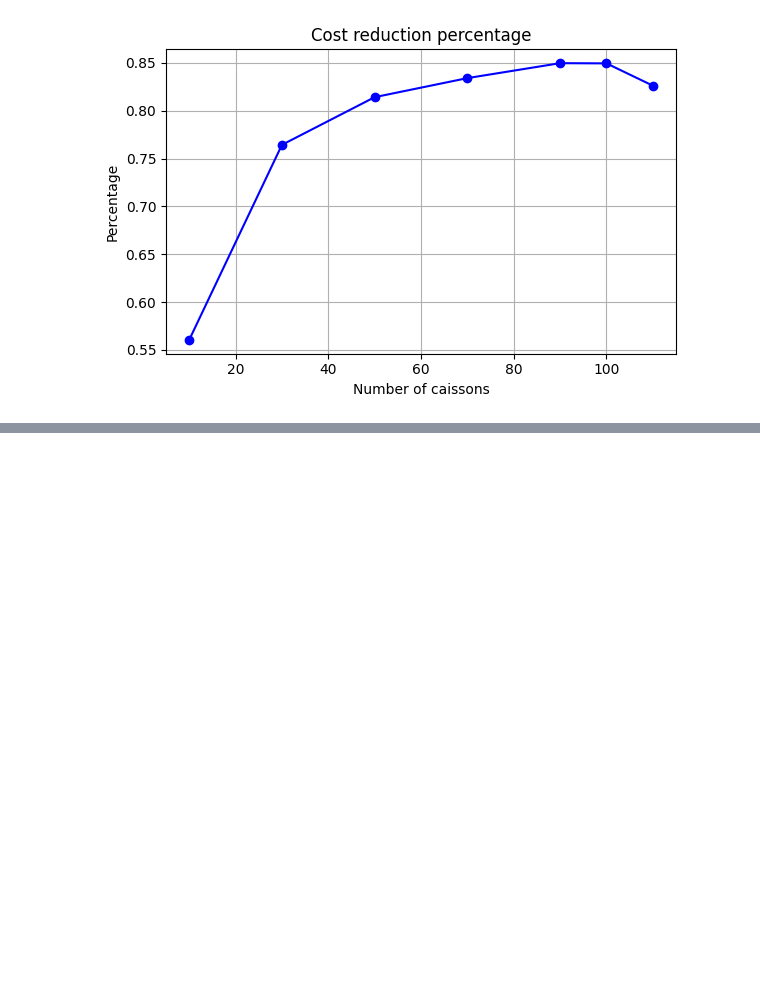
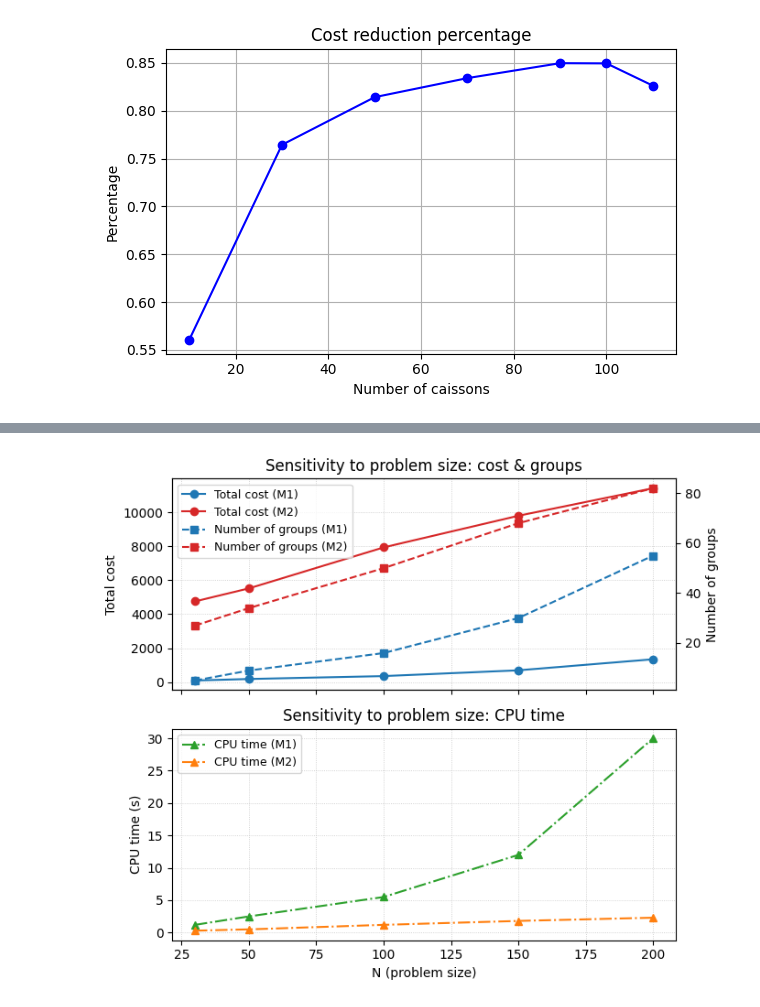
Before and after one commit to WenboWu322/RTE_SchedulingGrouping, a Jupyter notebook: Grouping_ObjCOST.ipynb, the cells around one changed output, grey strips where cells are left out. Saved outputs shown, nothing was run; the diff lists cells and outputs as text; code cells hidden in the pictures; blank space fills up the shorter version.

```diff
--- a/Grouping_ObjCOST.ipynb
+++ b/Grouping_ObjCOST.ipynb
@@ -1697,0 +1641,81 @@ plt.show()
+# %%
+# sensitivity analysis for problem size:
+
+import matplotlib.pyplot as plt
+import numpy as np
+
+# ===== 1. 数据 =====
+N = np.array([30, 50, 100, 150, 200])
+
+# M1
+total_cost_M1 = np.array([100, 190, 360, 700, 1350])
+num_groups_M1 = np.array([5, 9, 16, 30, 55])
+cpu_time_M1   = np.array([1.2, 2.5, 5.5, 12.0, 30.0])  # 秒
+
+# M2
+total_cost_M2 = np.array([4755, 5520, 7930, 9790, 11410])
+num_groups_M2 = np.array([27, 34, 50, 68, 82])
+cpu_time_M2   = np.array([0.3, 0.5, 1.2, 1.8, 2.3])    # 秒
+
+plt.rcParams["font.family"] = "DejaVu Sans"  # 若中文乱码可改成 "SimHei"
+
+# ===== 2. 建两个子图 =====
+fig, (ax1, ax2) = plt.subplots(2, 1, figsize=(7, 6), sharex=True)
+
+# ---------- 子图 1：Total cost & Number of groups ----------
+# 左轴：Total cost
+line_cost_M1, = ax1.plot(
+    N, total_cost_M1, color="#1f77b4", marker="o", linestyle="-",
+    label="Total cost (M1)"
+)
+line_cost_M2, = ax1.plot(
+    N, total_cost_M2, color="#d62728", marker="o", linestyle="-",
+    label="Total cost (M2)"
+)
+
+# 右轴：Number of groups
+ax1b = ax1.twinx()
+line_groups_M1, = ax1b.plot(
+    N, num_groups_M1, color="#1f77b4", marker="s", linestyle="--",
+    label="Number of groups (M1)"
+)
+line_groups_M2, = ax1b.plot(
+    N, num_groups_M2, color="#d62728", marker="s", linestyle="--",
+    label="Number of groups (M2)"
+)
+
+ax1.set_ylabel("Total cost")
+ax1b.set_ylabel("Number of groups")
+ax1.set_title("Sensitivity to problem size: cost & groups")
+
+# 合并图例（放在上子图）
+lines = [line_cost_M1, line_cost_M2, line_groups_M1, line_groups_M2]
+labels = [l.get_label() for l in lines]
+ax1.legend(lines, labels, loc="upper left", fontsize=9)
+
+ax1.grid(True, which="both", linestyle=":", linewidth=0.6, alpha=0.7)
+
+# ---------- 子图 2：CPU time ----------
+line_cpu_M1, = ax2.plot(
+    N, cpu_time_M1, color="#2ca02c", marker="^", linestyle="-.",
+    label="CPU time (M1)"
+)
+line_cpu_M2, = ax2.plot(
+    N, cpu_time_M2, color="#ff7f0e", marker="^", linestyle="-.",
+    label="CPU time (M2)"
+)
+
+ax2.set_xlabel("N (problem size)")
+ax2.set_ylabel("CPU time (s)")
+ax2.set_title("Sensitivity to problem size: CPU time")
+
+# 如需看线性 / 次线性，也可以把 CPU 轴改为对数：
+# ax2.set_yscale("log")
+
+ax2.legend(loc="upper left", fontsize=9)
+ax2.grid(True, which="both", linestyle=":", linewidth=0.6, alpha=0.7)
+
+fig.tight_layout()
+plt.show()
+# %% [output]
+[figure, added]
```
Also changed, not shown: parts of 6 cells of this notebook, 5 other files.
